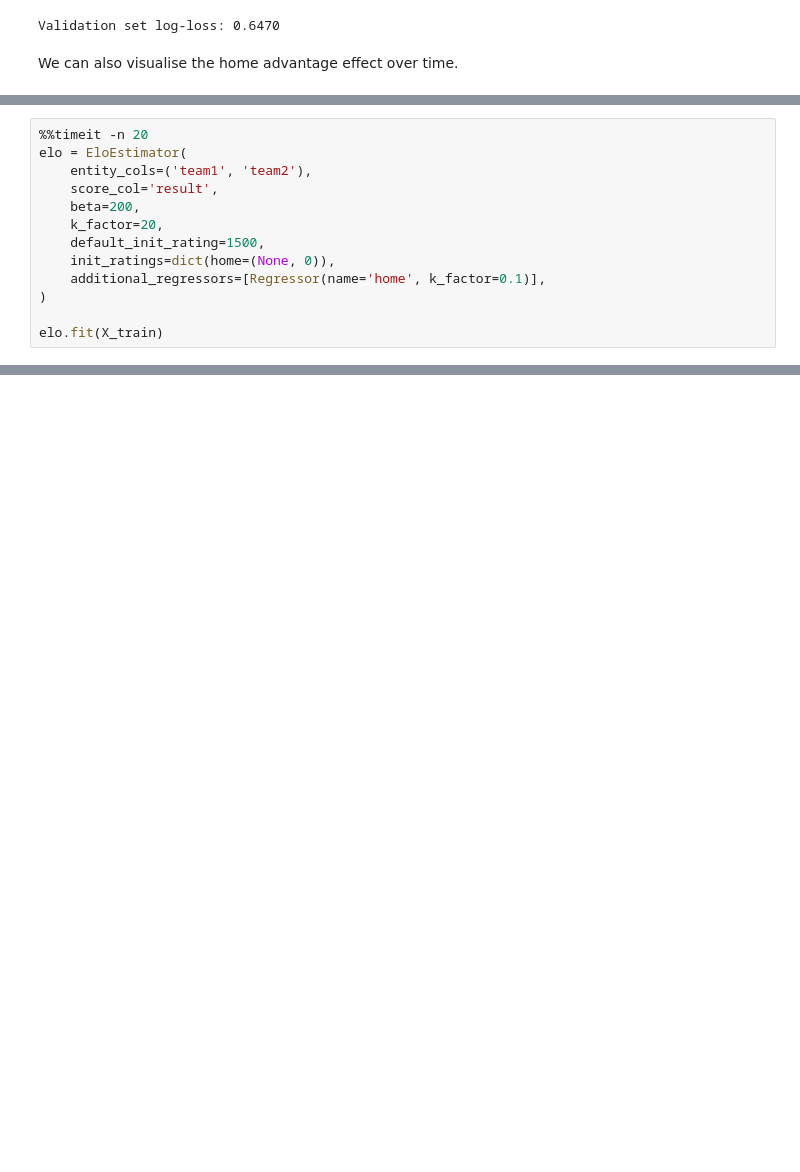
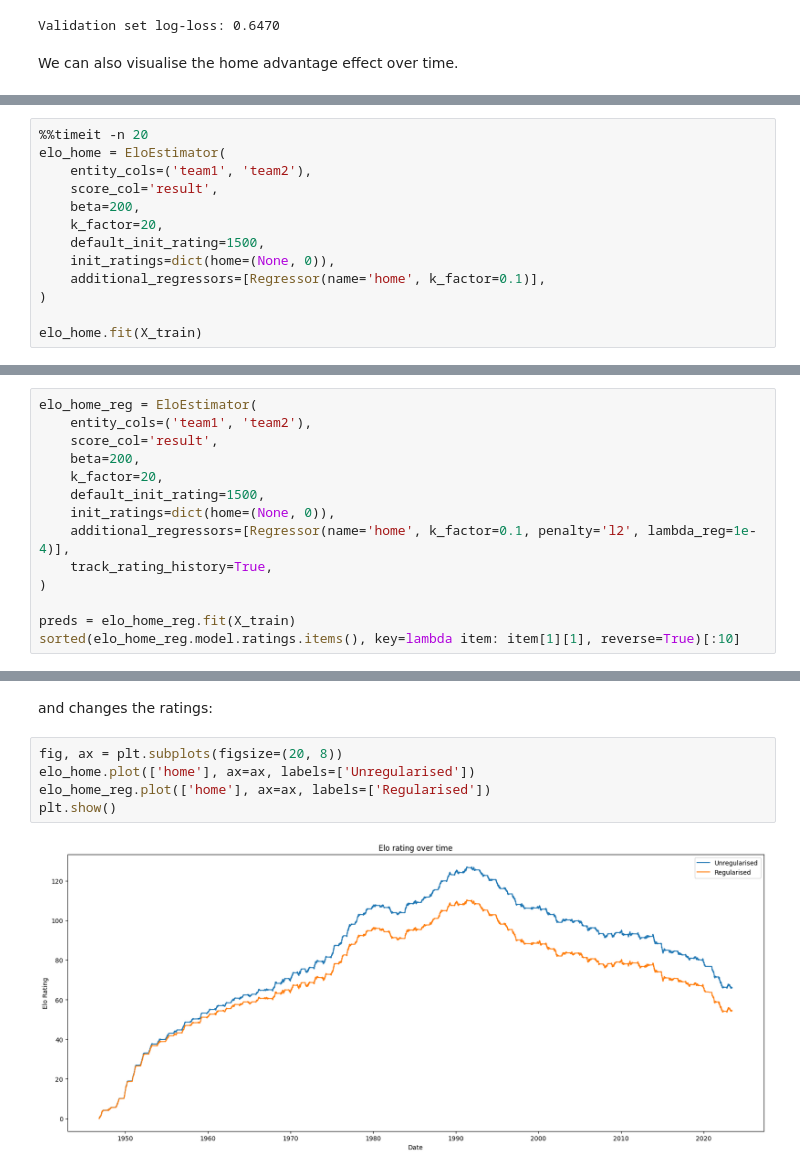
Before and after one commit to cookepm/elo-grad, a Jupyter notebook: examples/nba.ipynb, the cells around one changed output, grey strips where cells are left out. Drawn from its saved outputs; the diff is of its cells as text; blank space fills up the shorter version.

```diff
--- a/examples/nba.ipynb
+++ b/examples/nba.ipynb
@@ -223,6 +223,6 @@ Finally, let's benchmark performance when we add in home advantage.
 # %%
 %%timeit -n 20
-elo = EloEstimator(
+elo_home = EloEstimator(
     entity_cols=('team1', 'team2'),
     score_col='result',
     beta=200,
@@ -232,5 +232,5 @@ elo = EloEstimator(
     additional_regressors=[Regressor(name='home', k_factor=0.1)],
 )
 
-elo.fit(X_train)
+elo_home.fit(X_train)
 # %% [output]
@@ -237,0 +242,14 @@ elo.fit(X_train)
+# %%
+elo_home_reg = EloEstimator(
+    entity_cols=('team1', 'team2'),
+    score_col='result',
+    beta=200,
+    k_factor=20,
+    default_init_rating=1500,
+    init_ratings=dict(home=(None, 0)),
+    additional_regressors=[Regressor(name='home', k_factor=0.1, penalty='l2', lambda_reg=1e-4)],
+    track_rating_history=True,
+)
+
+preds = elo_home_reg.fit(X_train)
+sorted(elo_home_reg.model.ratings.items(), key=lambda item: item[1][1], reverse=True)[:10]
@@ -237,0 +274,9 @@ elo.fit(X_train)
+# %% [markdown]
+and changes the ratings:
+# %%
+fig, ax = plt.subplots(figsize=(20, 8))
+elo_home.plot(['home'], ax=ax, labels=['Unregularised'])
+elo_home_reg.plot(['home'], ax=ax, labels=['Regularised'])
+plt.show()
+# %% [output]
+[figure, added]
```
Also changed, not shown: parts of 12 cells of this notebook, 7 other files.
